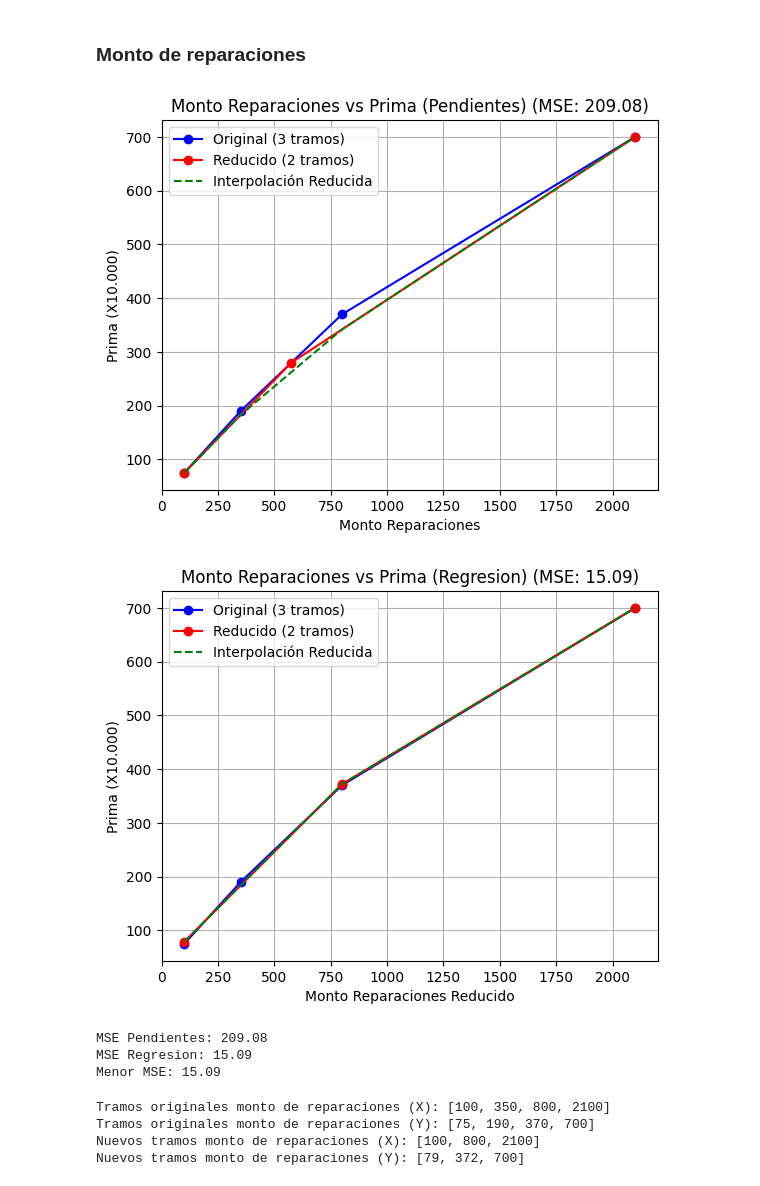
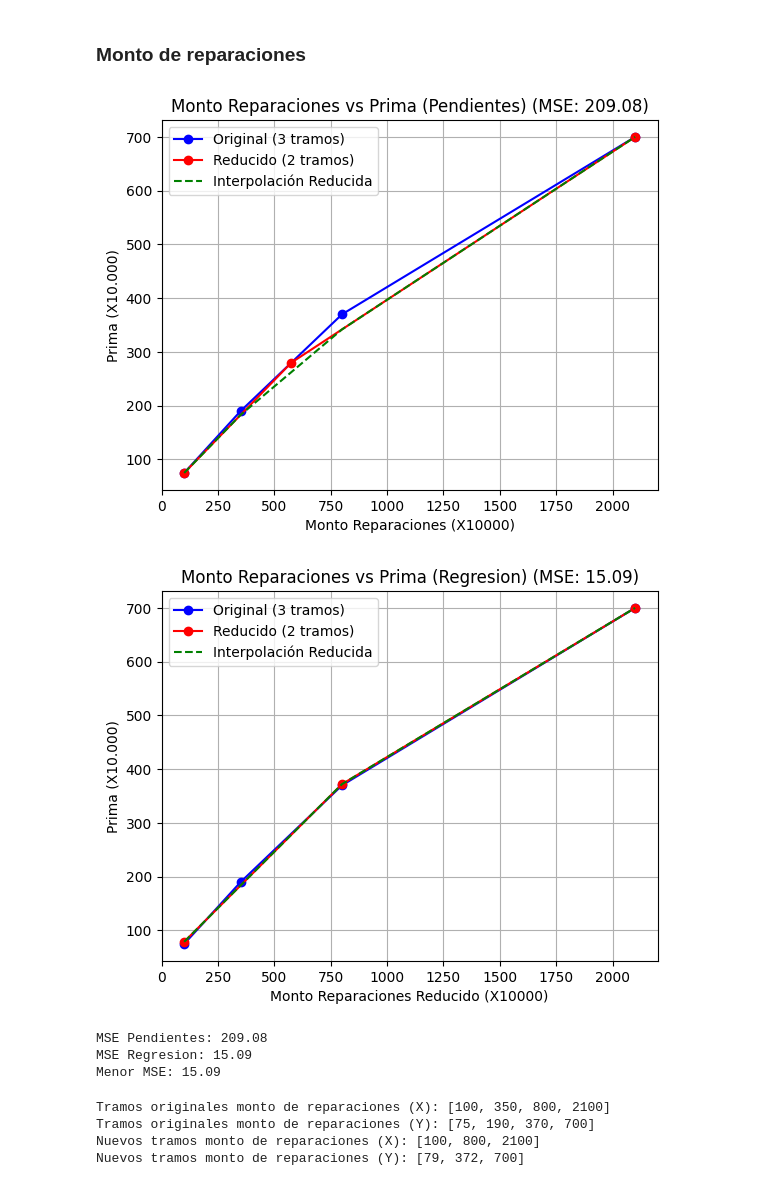
Before and after one commit to DavidBetancurRamirez/AnalisisDecisiones, a Jupyter notebook: LogicaDifusa/caso4/analisis_antecedentes.ipynb, the cells around one changed output. Cells and saved outputs as stored; diff of their text form; code cells hidden in the pictures.

Commit message:
Mostrar escala en las graficas de Monto Reparaciones

```diff
--- a/LogicaDifusa/caso4/analisis_antecedentes.ipynb
+++ b/LogicaDifusa/caso4/analisis_antecedentes.ipynb
@@ -196,19 +196,19 @@ Nuevos tramos cantidad de reparaciones (Y): [85, 357, 619]
 # %%
 # Reduccion de tramos
 monto_reparaciones_reducido_pendientes, monto_reparaciones_prima_reducido_pendientes = reducir_a_dos_tramos(monto_reparaciones, monto_reparaciones_prima)
 monto_reparaciones_reducido_regresion, monto_reparaciones_prima_reducido_regresion = reducir_a_dos_tramos_regresion(monto_reparaciones, monto_reparaciones_prima)
 
 # Comparar reducción
-monto_reparaciones_mse_pendientes = comparar_reduccion(monto_reparaciones, monto_reparaciones_prima, monto_reparaciones_reducido_pendientes, monto_reparaciones_prima_reducido_pendientes, "Monto Reparaciones", "Monto Reparaciones", "Pendientes")
-monto_reparaciones_mse_regresion = comparar_reduccion(monto_reparaciones, monto_reparaciones_prima, monto_reparaciones_reducido_regresion, monto_reparaciones_prima_reducido_regresion, "Monto Reparaciones Reducido", "Monto Reparaciones", "Regresion")
+monto_reparaciones_mse_pendientes = comparar_reduccion(monto_reparaciones, monto_reparaciones_prima, monto_reparaciones_reducido_pendientes, monto_reparaciones_prima_reducido_pendientes, "Monto Reparaciones (X10000)", "Monto Reparaciones", "Pendientes")
+monto_reparaciones_mse_regresion = comparar_reduccion(monto_reparaciones, monto_reparaciones_prima, monto_reparaciones_reducido_regresion, monto_reparaciones_prima_reducido_regresion, "Monto Reparaciones Reducido (X10000)", "Monto Reparaciones", "Regresion")
 
 # Resultados
 print(f"MSE Pendientes: {monto_reparaciones_mse_pendientes:.2f}")
 print(f"MSE Regresion: {monto_reparaciones_mse_regresion:.2f}")
 print(f"Menor MSE: {min(monto_reparaciones_mse_pendientes, monto_reparaciones_mse_regresion):.2f}")
 # %% [output]
-[figure, old version]
+[figure, new version]
-[figure, old version]
+[figure, new version]
 MSE Pendientes: 209.08
 MSE Regresion: 15.09
 Menor MSE: 15.09
```
